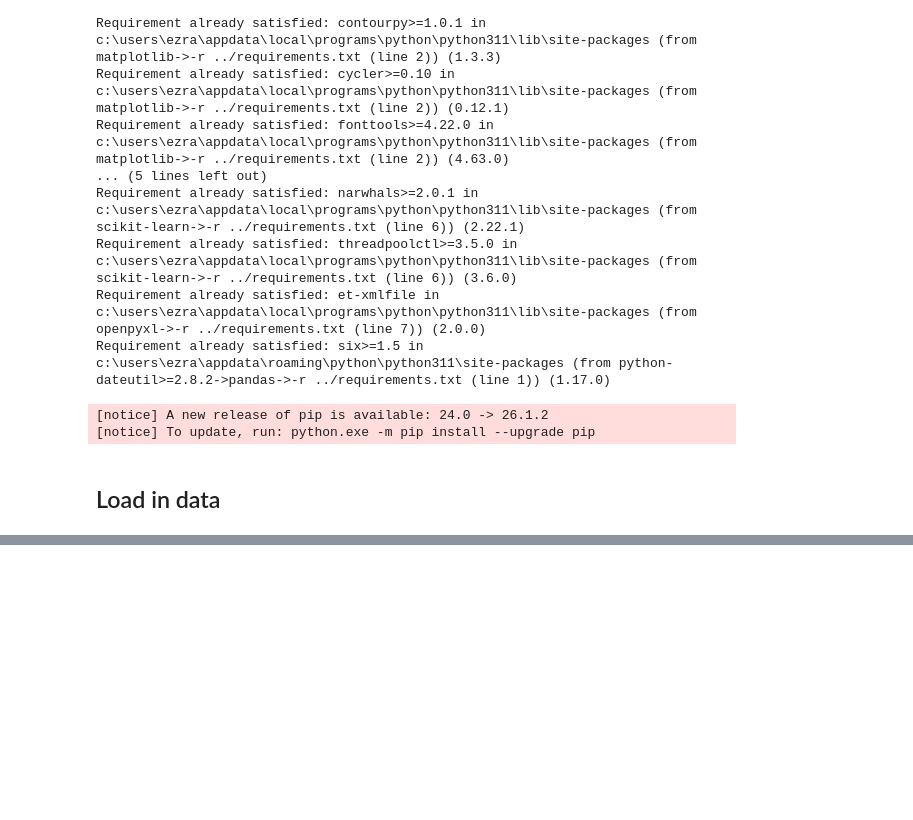
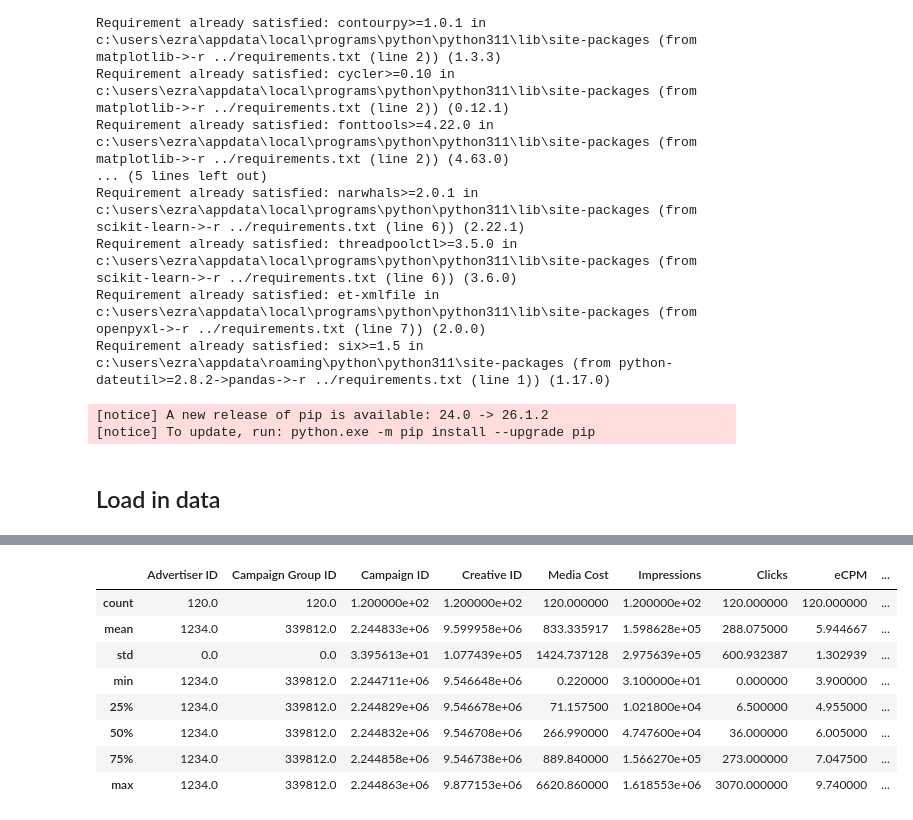
Before and after one commit to EzraGoldberg/portfolio-projects, a Jupyter notebook: 2. Tech Interview Prep/Weather Adtech Data Science/notebooks/Case_Study.ipynb, the cells around one changed output, grey strips where cells are left out. Cells and saved outputs as stored; diff of their text form; code cells hidden in the pictures; blank space fills up the shorter version.

Commit message:
loading in data

```diff
--- a/2. Tech Interview Prep/Weather Adtech Data Science/notebooks/Case_Study.ipynb
+++ b/2. Tech Interview Prep/Weather Adtech Data Science/notebooks/Case_Study.ipynb
@@ -64,0 +74,3 @@ from scipy import stats
+# %%
+campaign_metrics = pd.read_excel("../data/CityXYZ_CampaignMetrics_March.xlsx")
+campaign_metrics.head()
@@ -64,0 +122,12 @@ from scipy import stats
+# %%
+campaign_metrics.describe()
+# %% [output]
+|  | Advertiser ID | Campaign Group ID | Campaign ID | Creative ID | Media Cost | Impressions | Clicks | eCPM | ... |
+| count | 120.0 | 120.0 | 1.200000e+02 | 1.200000e+02 | 120.000000 | 1.200000e+02 | 120.000000 | 120.000000 | ... |
+| mean | 1234.0 | 339812.0 | 2.244833e+06 | 9.599958e+06 | 833.335917 | 1.598628e+05 | 288.075000 | 5.944667 | ... |
+| std | 0.0 | 0.0 | 3.395613e+01 | 1.077439e+05 | 1424.737128 | 2.975639e+05 | 600.932387 | 1.302939 | ... |
+| min | 1234.0 | 339812.0 | 2.244711e+06 | 9.546648e+06 | 0.220000 | 3.100000e+01 | 0.000000 | 3.900000 | ... |
+| 25% | 1234.0 | 339812.0 | 2.244829e+06 | 9.546678e+06 | 71.157500 | 1.021800e+04 | 6.500000 | 4.955000 | ... |
+| 50% | 1234.0 | 339812.0 | 2.244832e+06 | 9.546708e+06 | 266.990000 | 4.747600e+04 | 36.000000 | 6.005000 | ... |
+| 75% | 1234.0 | 339812.0 | 2.244858e+06 | 9.546738e+06 | 889.840000 | 1.566270e+05 | 273.000000 | 7.047500 | ... |
+| max | 1234.0 | 339812.0 | 2.244863e+06 | 9.877153e+06 | 6620.860000 | 1.618553e+06 | 3070.000000 | 9.740000 | ... |
```
Also changed, not shown: parts of 5 cells of this notebook, 1 other file.
